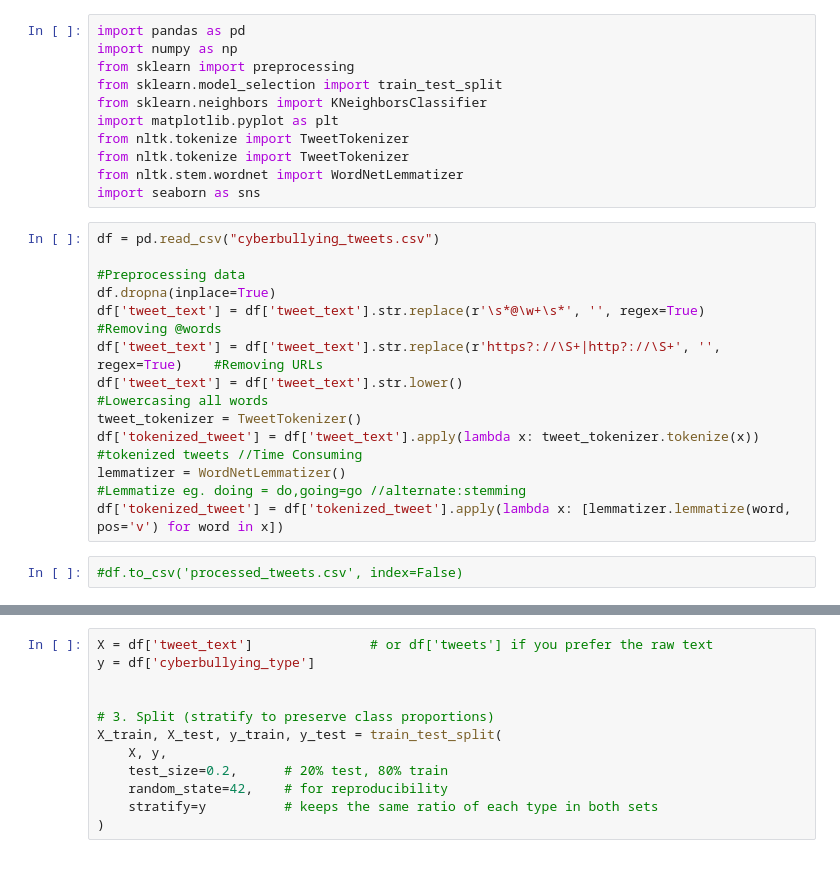
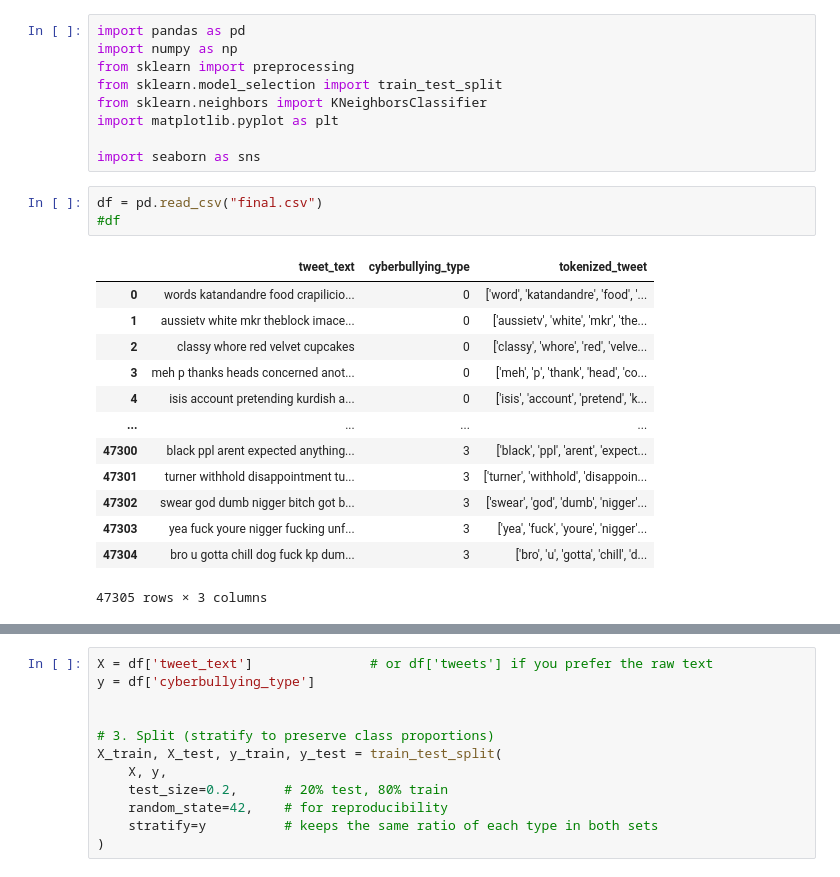
Before and after one commit to adityashah1603/Detecting-and-Classifying-Hate-Speech-in-online-tweets, a Jupyter notebook: svm.ipynb, the cells around one changed output, grey strips where cells are left out. Saved outputs shown, nothing was run; the diff lists cells and outputs as text.

```diff
--- a/svm.ipynb
+++ b/svm.ipynb
@@ -5,21 +5,22 @@ from sklearn import preprocessing
 from sklearn.model_selection import train_test_split
 from sklearn.neighbors import KNeighborsClassifier
 import matplotlib.pyplot as plt
-from nltk.tokenize import TweetTokenizer
-from nltk.tokenize import TweetTokenizer
-from nltk.stem.wordnet import WordNetLemmatizer
+
 import seaborn as sns
 # %%
-df = pd.read_csv("cyberbullying_tweets.csv")
-
-#Preprocessing data
-df.dropna(inplace=True)
-df['tweet_text'] = df['tweet_text'].str.replace(r'\s*@\w+\s*', '', regex=True)                  #Removing @words
-df['tweet_text'] = df['tweet_text'].str.replace(r'https?://\S+|http?://\S+', '', regex=True)    #Removing URLs
-df['tweet_text'] = df['tweet_text'].str.lower()                                                 #Lowercasing all words
-tweet_tokenizer = TweetTokenizer()
-df['tokenized_tweet'] = df['tweet_text'].apply(lambda x: tweet_tokenizer.tokenize(x))                      #tokenized tweets //Time Consuming
-lemmatizer = WordNetLemmatizer()                                                                #Lemmatize eg. doing = do,going=go //alternate:stemming
-df['tokenized_tweet'] = df['tokenized_tweet'].apply(lambda x: [lemmatizer.lemmatize(word, pos='v') for word in x])
+df = pd.read_csv("final.csv")
+#df
+# %% [output]
+|  | tweet_text | cyberbullying_type | tokenized_tweet |
+| 0 | words katandandre food crapilicio... | 0 | ['word', 'katandandre', 'food', '... |
+| 1 | aussietv white mkr theblock imace... | 0 | ['aussietv', 'white', 'mkr', 'the... |
+| 2 | classy whore red velvet cupcakes | 0 | ['classy', 'whore', 'red', 'velve... |
+| 3 | meh p thanks heads concerned anot... | 0 | ['meh', 'p', 'thank', 'head', 'co... |
+| 4 | isis account pretending kurdish a... | 0 | ['isis', 'account', 'pretend', 'k... |
+| ... | ... | ... | ... |
+| 47300 | black ppl arent expected anything... | 3 | ['black', 'ppl', 'arent', 'expect... |
+| 47301 | turner withhold disappointment tu... | 3 | ['turner', 'withhold', 'disappoin... |
+| 47302 | swear god dumb nigger bitch got b... | 3 | ['swear', 'god', 'dumb', 'nigger'... |
+| 47303 | yea fuck youre nigger fucking unf... | 3 | ['yea', 'fuck', 'youre', 'nigger'... |
+| 47304 | bro u gotta chill dog fuck kp dum... | 3 | ['bro', 'u', 'gotta', 'chill', 'd... |
+47305 rows × 3 columns
-# %%
-#df.to_csv('processed_tweets.csv', index=False)
```
Also changed, not shown: parts of 3 cells of this notebook, 5 other files.
